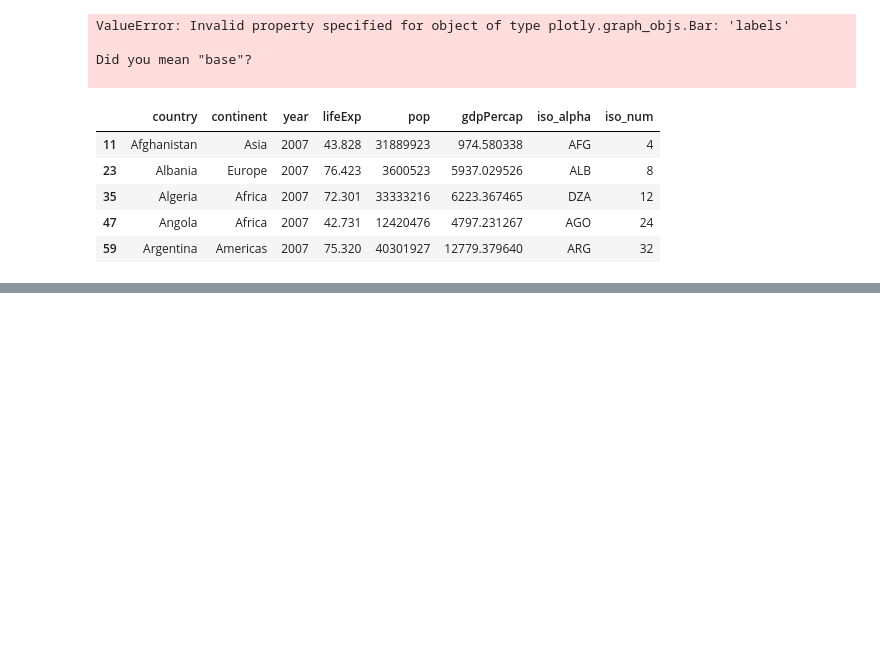
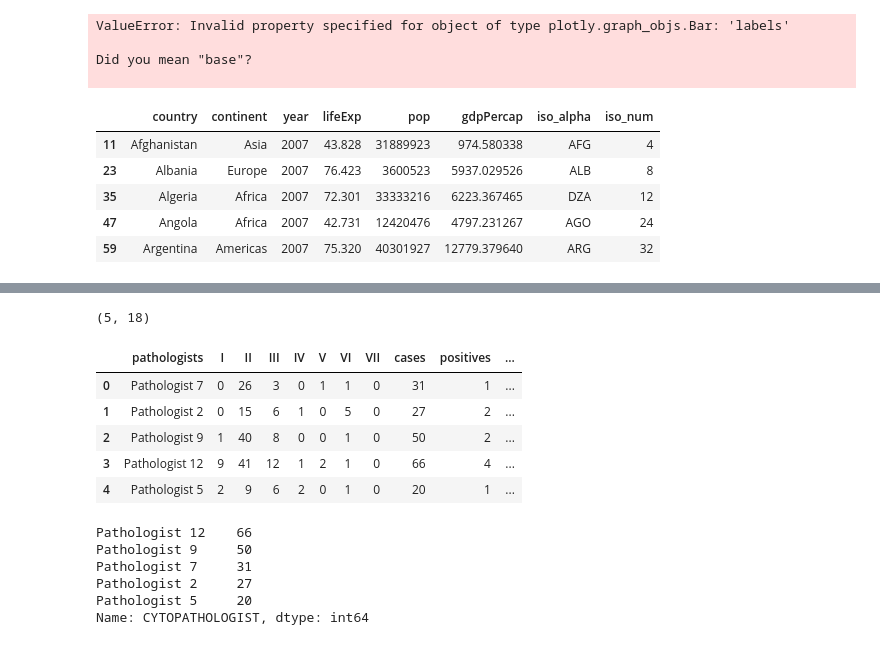
Before and after one commit to mathmax-team/USCAP_Thyroid, a Jupyter notebook: data/USCAP_data.ipynb, the cells around one changed output, grey strips where cells are left out. Saved outputs shown, nothing was run; the diff lists cells and outputs as text; code cells hidden in the pictures; blank space fills up the shorter version.

```diff
--- a/data/USCAP_data.ipynb
+++ b/data/USCAP_data.ipynb
@@ -1016,0 +1207,23 @@ fig_tab.update_layout(
+# %%
+data["positives"]=[count_by_result(df,pathologist,"POSITIVE") for pathologist in pathologists]
+# %%
+data["positive_rate"]=data["positives"]/data["cases"]
+# %%
+data["positive_rate"]=data["positive_rate"].apply(lambda z:round(z,2))
+# %%
+for i in range(1,8):
+    data["ratio category "+make_roman(i)]=data[make_roman(i)]/data["cases"]
+    data["ratio category "+make_roman(i)]=data["ratio category "+make_roman(i)].apply(lambda z:round(z,2))
+# %%
+data.shape
+# %% [output]
+(5, 18)
+# %%
+data
+# %% [output]
+|  | pathologists | I | II | III | IV | V | VI | VII | cases | positives | ... |
+| 0 | Pathologist 7 | 0 | 26 | 3 | 0 | 1 | 1 | 0 | 31 | 1 | ... |
+| 1 | Pathologist 2 | 0 | 15 | 6 | 1 | 0 | 5 | 0 | 27 | 2 | ... |
+| 2 | Pathologist 9 | 1 | 40 | 8 | 0 | 0 | 1 | 0 | 50 | 2 | ... |
+| 3 | Pathologist 12 | 9 | 41 | 12 | 1 | 2 | 1 | 0 | 66 | 4 | ... |
+| 4 | Pathologist 5 | 2 | 9 | 6 | 2 | 0 | 1 | 0 | 20 | 1 | ... |
@@ -1016,0 +1246,9 @@ fig_tab.update_layout(
+# %%
+df["CYTOPATHOLOGIST"].value_counts()
+# %% [output]
+Pathologist 12    66
+Pathologist 9     50
+Pathologist 7     31
+Pathologist 2     27
+Pathologist 5     20
+Name: CYTOPATHOLOGIST, dtype: int64
```
Also changed, not shown: parts of 83 cells of this notebook, 2 other files.
